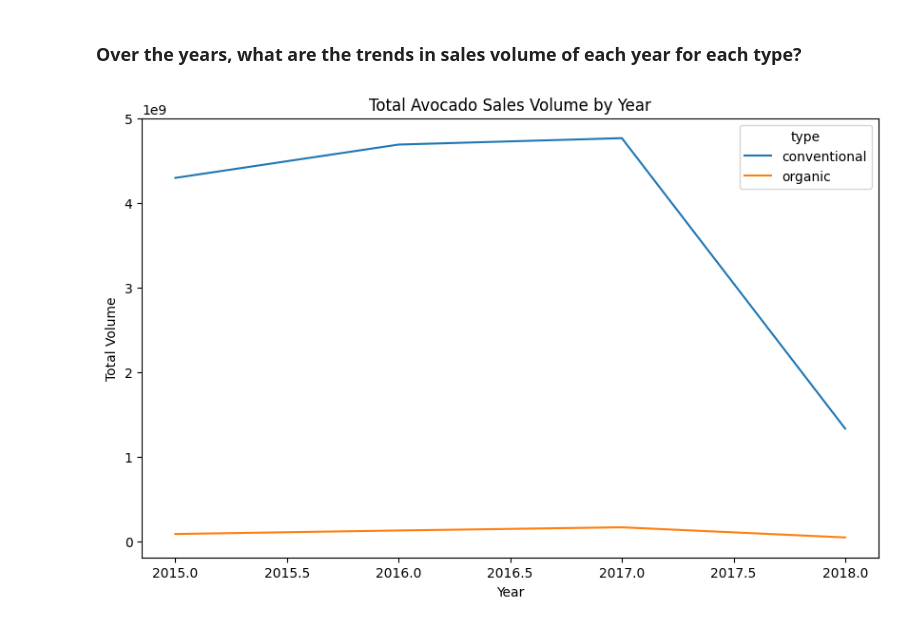
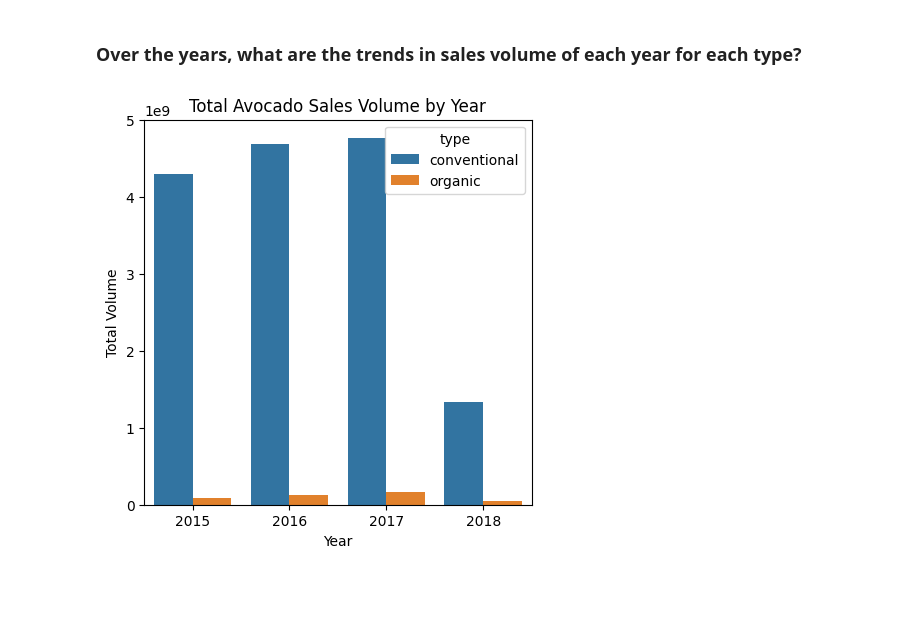
Before and after one commit to YPH9595/jupyter-notebooks, a Jupyter notebook: avocado-sales-insights.ipynb, the cells around one changed output. Cells and saved outputs as stored; diff of their text form; code cells hidden in the pictures; blank space fills up the shorter version.

```diff
--- a/avocado-sales-insights.ipynb
+++ b/avocado-sales-insights.ipynb
@@ -181,14 +205,14 @@ plt.show()
 # %%
 # Group by year and type and calculate total volume
 total_volume_by_year = df.groupby(['year','type'])['Total Volume'].sum()
 total_volume_by_year = total_volume_by_year.to_frame().reset_index()
 
 # Plot total volume by year
-plt.figure(figsize=(10, 6))
-sns.lineplot(data=total_volume_by_year, x='year', y='Total Volume', hue='type')
+plt.figure(figsize=(5, 5))
+sns.barplot(data=total_volume_by_year, x='year', y='Total Volume', hue='type')
 plt.title('Total Avocado Sales Volume by Year')
 plt.xlabel('Year')
 plt.ylabel('Total Volume')
 plt.show()
 # %% [output]
-[figure, old version]
+[figure, new version]
```
Also changed, not shown: parts of 7 cells of this notebook.
